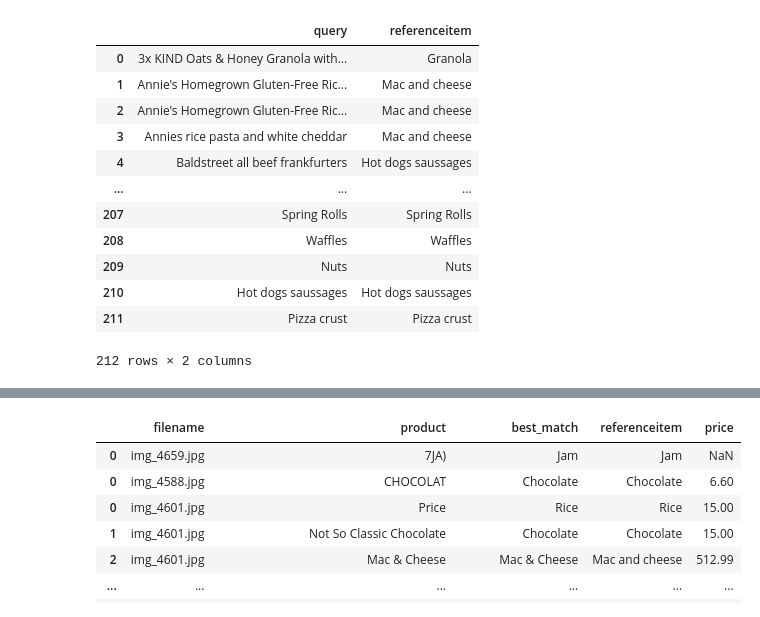
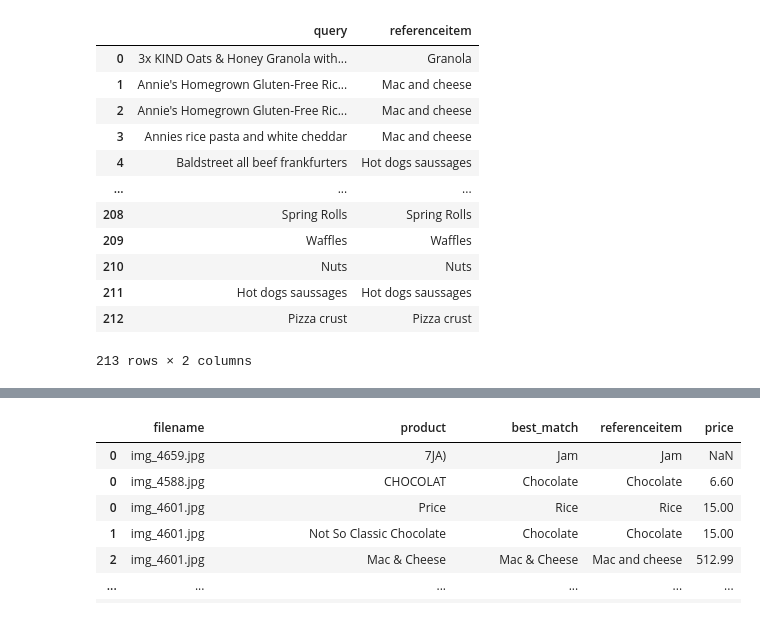
Before and after one commit to brovalex/public-experiments, a Jupyter notebook: receipts/notebooks/ocr-test.ipynb, the cells around one changed output, grey strips where cells are left out. Cells and saved outputs as stored; diff of their text form; code cells hidden in the pictures.

```diff
--- a/receipts/notebooks/ocr-test.ipynb
+++ b/receipts/notebooks/ocr-test.ipynb
@@ -25,35 +42,27 @@ reader = easyocr.Reader(['en']) # this needs to run only once to load the model
 # %%
-# import inputs
-
-referenceitems = pd.read_csv('referenceitems.csv')
-referenceitems # these are the items against which the price difference is calculated
-
 queryclassification = pd.read_csv('queryclassification.csv')
 queryclassification # these are strings with names of products and their corresponding reference item from previous years manually entering data
 
-# TODO: need to tie the queryclassification to the referenceitems (on import to database)
-
 # quick and dirty, add classification items to referenceitems in so they are searchable too
-searchtable = queryclassification
 temp_add_referenceitems = referenceitems.copy()
 temp_add_referenceitems = temp_add_referenceitems[['name']]
 temp_add_referenceitems.columns = ['query']
 temp_add_referenceitems['referenceitem'] = temp_add_referenceitems['query']
-searchtable = pd.concat([searchtable, temp_add_referenceitems], axis=0)
-searchtable = searchtable.drop_duplicates()
-searchtable = searchtable.reset_index(drop=True)
-searchtable
+queryclassification = pd.concat([queryclassification, temp_add_referenceitems], axis=0)
+queryclassification = queryclassification.drop_duplicates()
+queryclassification = queryclassification.reset_index(drop=True)
+queryclassification
 # %% [output]
 |  | query | referenceitem |
 | 0 | 3x KIND Oats & Honey Granola with... | Granola |
 | 1 | Annie's Homegrown Gluten-Free Ric... | Mac and cheese |
 | 2 | Annie's Homegrown Gluten-Free Ric... | Mac and cheese |
 | 3 | Annies rice pasta and white cheddar | Mac and cheese |
 | 4 | Baldstreet all beef frankfurters | Hot dogs saussages |
 | ... | ... | ... |
-| 207 | Spring Rolls | Spring Rolls |
-| 208 | Waffles | Waffles |
-| 209 | Nuts | Nuts |
-| 210 | Hot dogs saussages | Hot dogs saussages |
-| 211 | Pizza crust | Pizza crust |
+| 208 | Spring Rolls | Spring Rolls |
+| 209 | Waffles | Waffles |
+| 210 | Nuts | Nuts |
+| 211 | Hot dogs saussages | Hot dogs saussages |
+| 212 | Pizza crust | Pizza crust |
-212 rows × 2 columns
+213 rows × 2 columns
```
Also changed, not shown: parts of 12 cells of this notebook.
